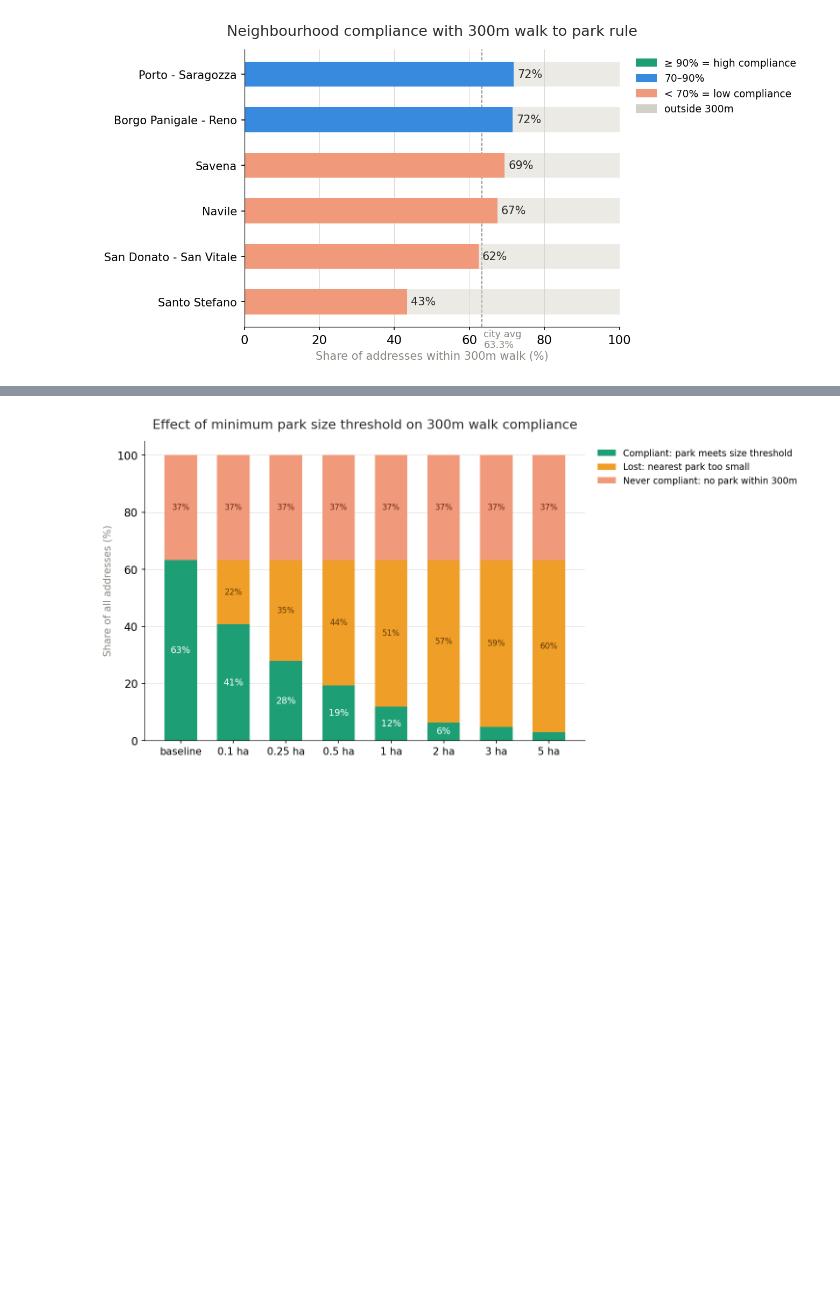
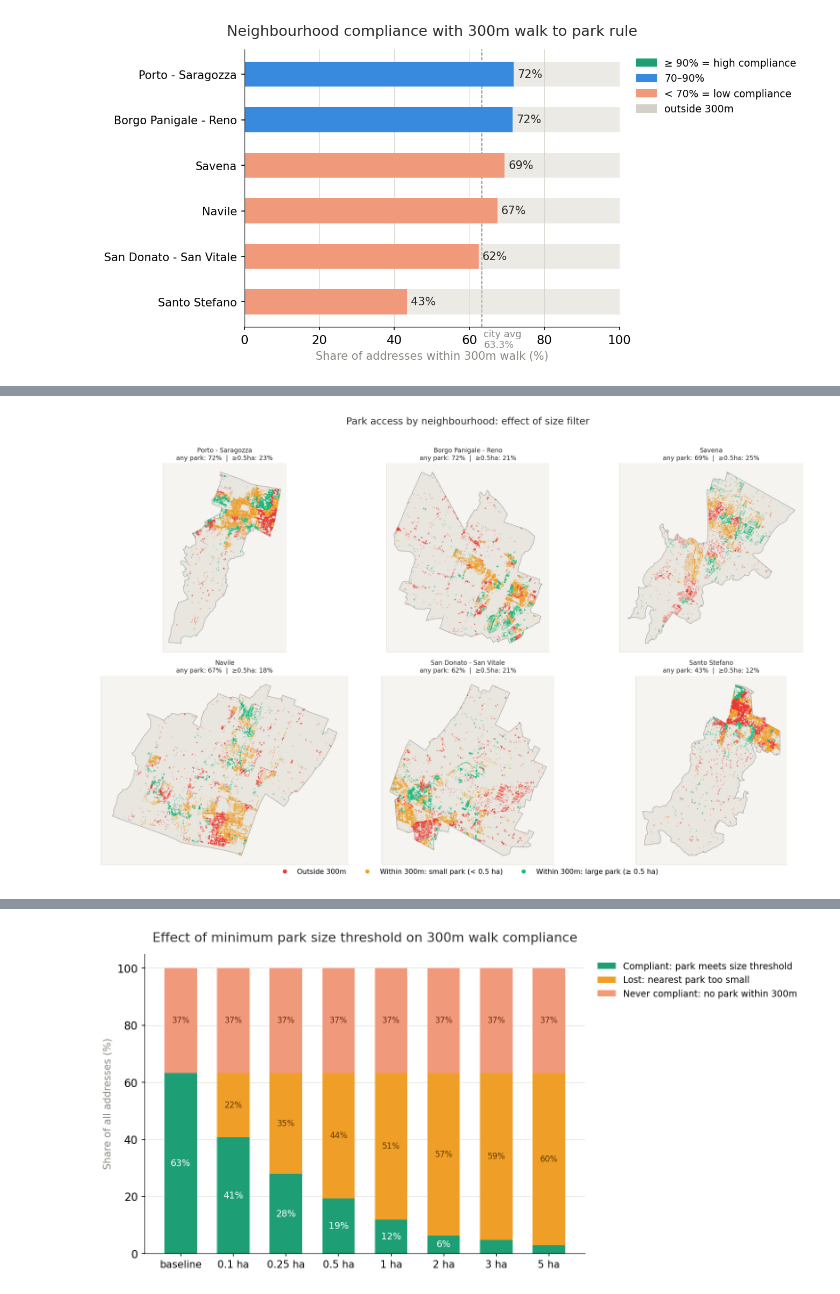
Before and after one commit to dclfbk/3-30-300-index, a Jupyter notebook: code/300m_vizual.ipynb, the cells around one changed output, grey strips where cells are left out. Saved outputs shown, nothing was run; the diff lists cells and outputs as text; code cells hidden in the pictures; blank space fills up the shorter version.

Commit message:
adding a fig - park access vizu by neighborhood

```diff
--- a/code/300m_vizual.ipynb
+++ b/code/300m_vizual.ipynb
@@ -154,0 +231,11 @@ plt.show()
+# %%
+import geopandas as gpd
+import osmnx as ox
+
+bologna_nb = ox.geocode_to_gdf("Bologna, Italy")  # city boundary
+
+#bologna - quartieri
+quartieri = ox.features_from_place("Bologna, Italy", tags={"admin_level": "10"})
+quartieri = quartieri[quartieri.geometry.geom_type.isin(["Polygon", "MultiPolygon"])]
+quartieri = quartieri[["name", "geometry"]].reset_index(drop=True)
+print(quartieri["name"].tolist())
@@ -155,2 +244,71 @@ plt.show()
+# %%
+import math
+neighbourhoods = nb_detail.index.tolist()  # already sorted by base_pct
+n_cols = 3
+n_rows = math.ceil(len(neighbourhoods) / n_cols)
+
+fig, axes = plt.subplots(n_rows, n_cols, figsize=(15, n_rows * 4.5))
+axes = axes.flatten()
+
+for i, nb in enumerate(neighbourhoods):
+    ax = axes[i]
+    nb_df = df[df["neighbourhood"] == nb]
+
+    inside  = nb_df[nb_df["within_300m"]]
+    outside = nb_df[~nb_df["within_300m"]]
+
+    # large parks only (≥ 0.5 ha) — highlight separately
+    inside_large = nb_df[nb_df["within_300m"] & (nb_df["park_area_ha"] >= 0.5)]
+    inside_small = nb_df[nb_df["within_300m"] & (nb_df["park_area_ha"] <  0.5)]
+
+    nb_geom = quartieri[quartieri["name"].str.contains(nb.split(" - ")[0], case=False)]
+    if not nb_geom.empty:
+        nb_geom.plot(ax=ax, facecolor="#E8E6DF", edgecolor="#AAAAAA",
+                     linewidth=0.8, zorder=1)
+
+    ax.set_facecolor("#F5F4F0")
+
+
+    ax.scatter(outside["longitude"],     outside["latitude"],
+        s=1.5, color="#E83A2F", alpha=0.5, linewidths=0, zorder=2, rasterized=True)
+    ax.scatter(inside_small["longitude"], inside_small["latitude"],
+        s=1.5, color=AMBER,     alpha=0.5, linewidths=0, zorder=3, rasterized=True)
+    ax.scatter(inside_large["longitude"], inside_large["latitude"],
+        s=1.5, color="#1DB87A", alpha=0.6, linewidths=0, zorder=4, rasterized=True)
+
+    row = nb_detail.loc[nb]
+    ax.set_title(
+        f"{nb}\n"
+        f"any park: {row.base_pct:.0f}%  |  ≥0.5ha: {row.pct_05ha:.0f}%",
+        fontsize=9, color=TEXT, pad=5
+    )
+    ax.set_xticks([])
+    ax.set_yticks([])
+    for spine in ax.spines.values():
+        spine.set_edgecolor(LGRAY)
+        spine.set_linewidth(0.5)
+
+# hide unused subplots
+for j in range(i + 1, len(axes)):
+    axes[j].set_visible(False)
+
+# shared legend
+from matplotlib.lines import Line2D
+legend_els = [
+    Line2D([0],[0], marker='o', color='w', markerfacecolor="#E83A2F", markersize=7, label="Outside 300m"),
+    Line2D([0],[0], marker='o', color='w', markerfacecolor=AMBER,     markersize=7, label="Within 300m: small park (< 0.5 ha)"),
+    Line2D([0],[0], marker='o', color='w', markerfacecolor="#1DB87A", markersize=7, label="Within 300m: large park (≥ 0.5 ha)"),
+]
+fig.legend(handles=legend_els, loc="lower center", ncol=3,
+    fontsize=10, frameon=False, bbox_to_anchor=(0.5, -0.02))
+
+fig.suptitle("Park access by neighbourhood: effect of size filter",
+    fontsize=14, fontweight="500", color=TEXT, y=1.01)
+
+plt.tight_layout()
+plt.savefig("fig_nb_maps.png", bbox_inches="tight", dpi=180)
+plt.show()
+# %% [output]
+[figure, added]
 # %% [markdown]
 
```
Also changed, not shown: parts of 6 cells of this notebook, 1 other file.
